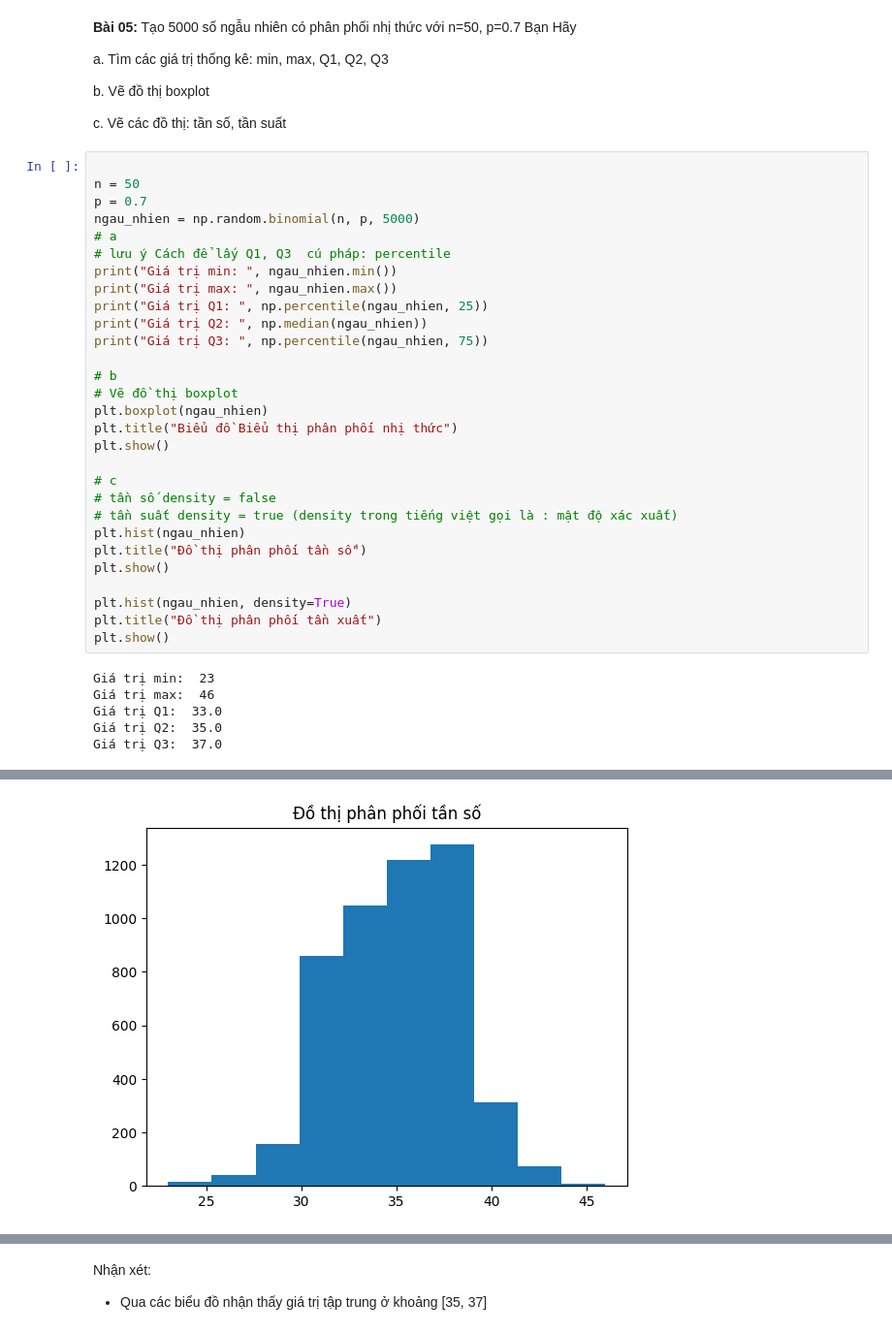
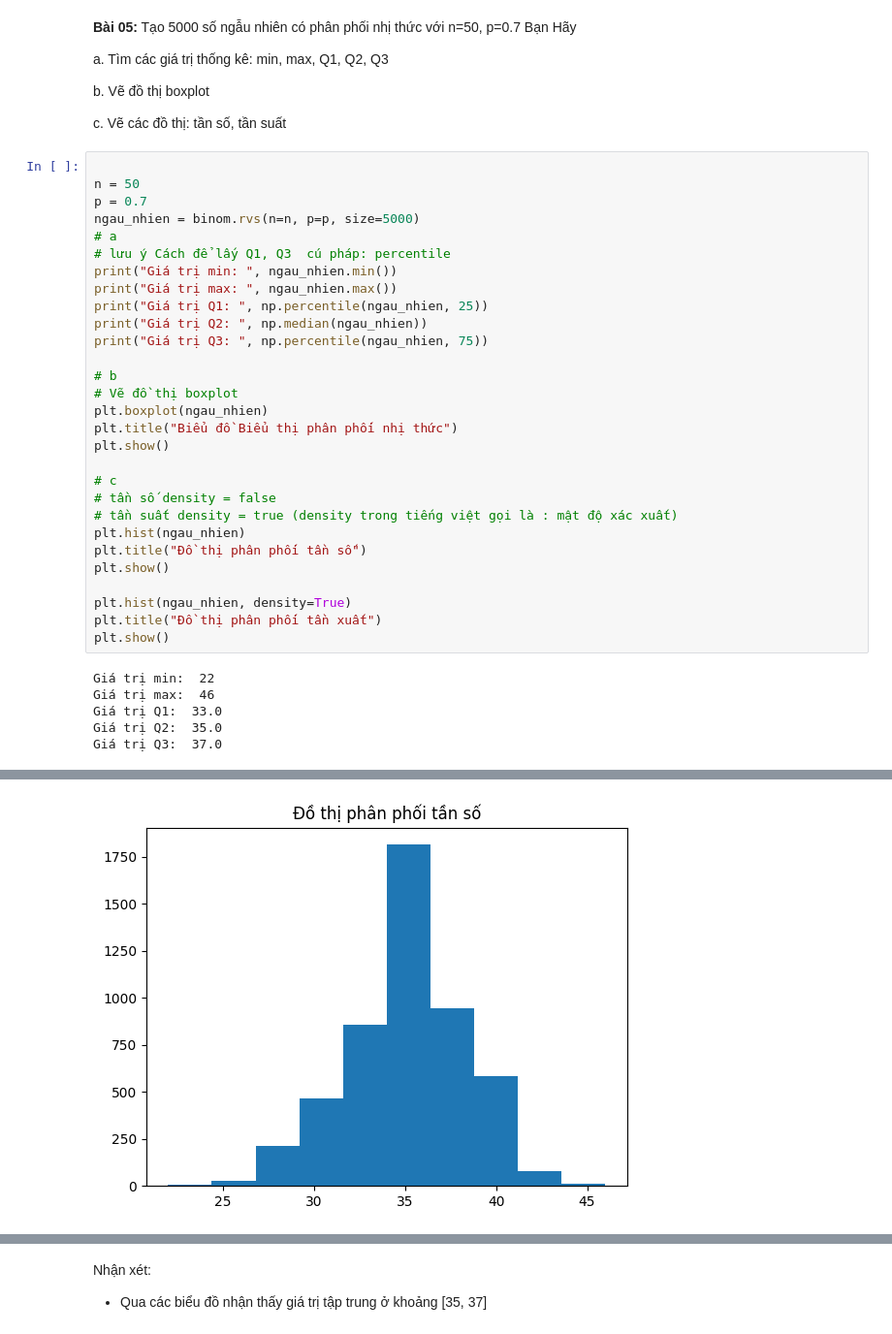
Before and after one commit to sjsjsmsmsj/TKMT, a Jupyter notebook: OnThiGiuaKi/OnTapCacHamPPSX/tkud_lab04_ex.ipynb, the cells around one changed output, grey strips where cells are left out. Shown: that part at 97% size. Saved outputs shown, nothing was run; the diff lists cells and outputs as text.

```diff
--- a/OnThiGiuaKi/OnTapCacHamPPSX/tkud_lab04_ex.ipynb
+++ b/OnThiGiuaKi/OnTapCacHamPPSX/tkud_lab04_ex.ipynb
@@ -183,7 +182,7 @@ c. Vẽ các đồ thị: tần số, tần suất
 
 n = 50
 p = 0.7
-ngau_nhien = np.random.binomial(n, p, 5000)
+ngau_nhien = binom.rvs(n=n, p=p, size=5000)
 # a
 # lưu ý Cách để lấy Q1, Q3  cú pháp: percentile
 print("Giá trị min: ", ngau_nhien.min())
@@ -209,7 +208,7 @@ plt.hist(ngau_nhien, density=True)
 plt.title("Đồ thị phân phối tần xuất")
 plt.show()
 # %% [output]
-Giá trị min:  23
+Giá trị min:  22
 Giá trị max:  46
 Giá trị Q1:  33.0
 Giá trị Q2:  35.0
@@ -218 +217 @@ Giá trị Q3:  37.0
-[figure, old version]
+[figure, new version]
```
Also changed, not shown: parts of 6 cells of this notebook, 6 other files.
